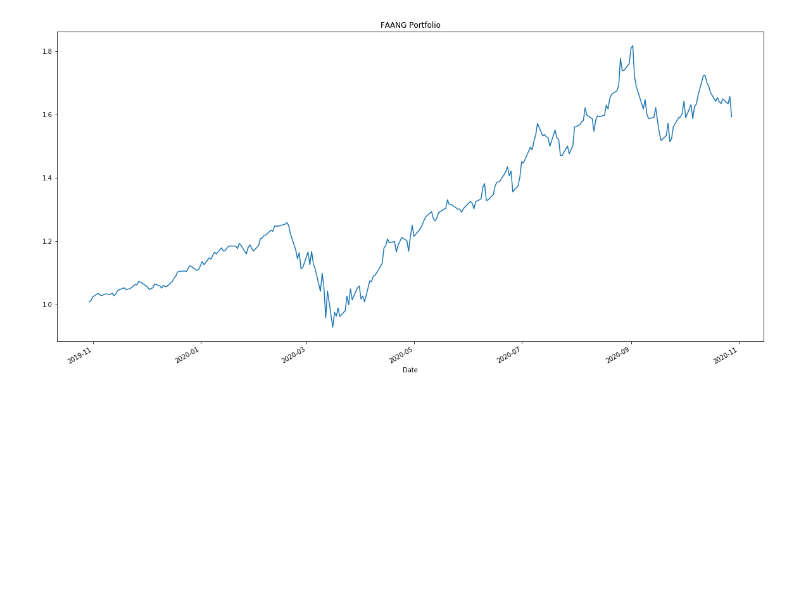
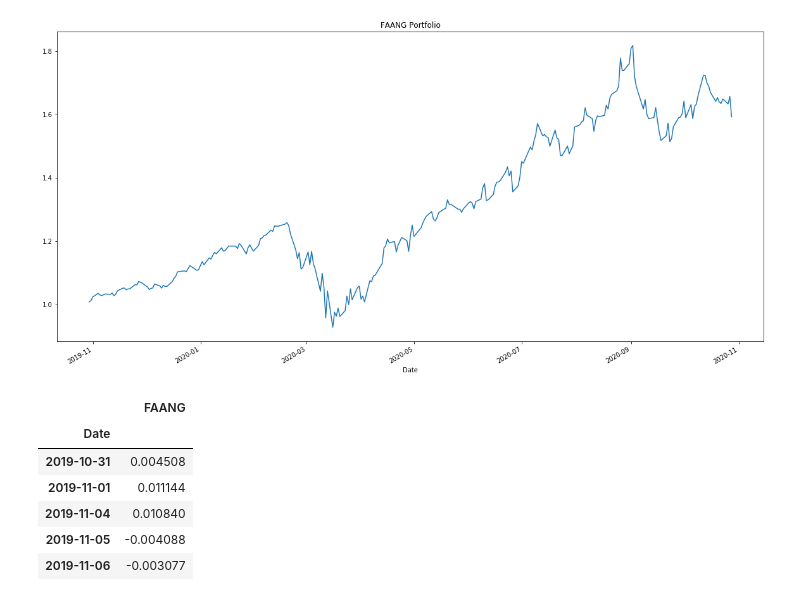
Before and after one commit to Milticket414/Dream-Team, a Jupyter notebook: notebooks/jorge.ipynb, the cells around one changed output. Cells and saved outputs as stored; diff of their text form; code cells hidden in the pictures; blank space fills up the shorter version.

Commit message:
FAANG portfolio returns

```diff
--- a/notebooks/jorge.ipynb
+++ b/notebooks/jorge.ipynb
@@ -123,3 +123,19 @@ portfolio_returns.plot(figsize = (20,10), title="FAANG Portfolio")
 # %% [output]
 <matplotlib.axes._subplots.AxesSubplot at 0x...>
 [figure]
+# %%
+faang_df = pd.DataFrame(portfolio_returns, columns=["FAANG"])
+# %%
+faang_price_changes = faang_df.pct_change()
+
+faang_asset = faang_price_changes.dropna()
+
+faang_asset.head()
+# %% [output]
+|  | FAANG |
+| Date |  |
+| 2019-10-31 | 0.004508 |
+| 2019-11-01 | 0.011144 |
+| 2019-11-04 | 0.010840 |
+| 2019-11-05 | -0.004088 |
+| 2019-11-06 | -0.003077 |
```
